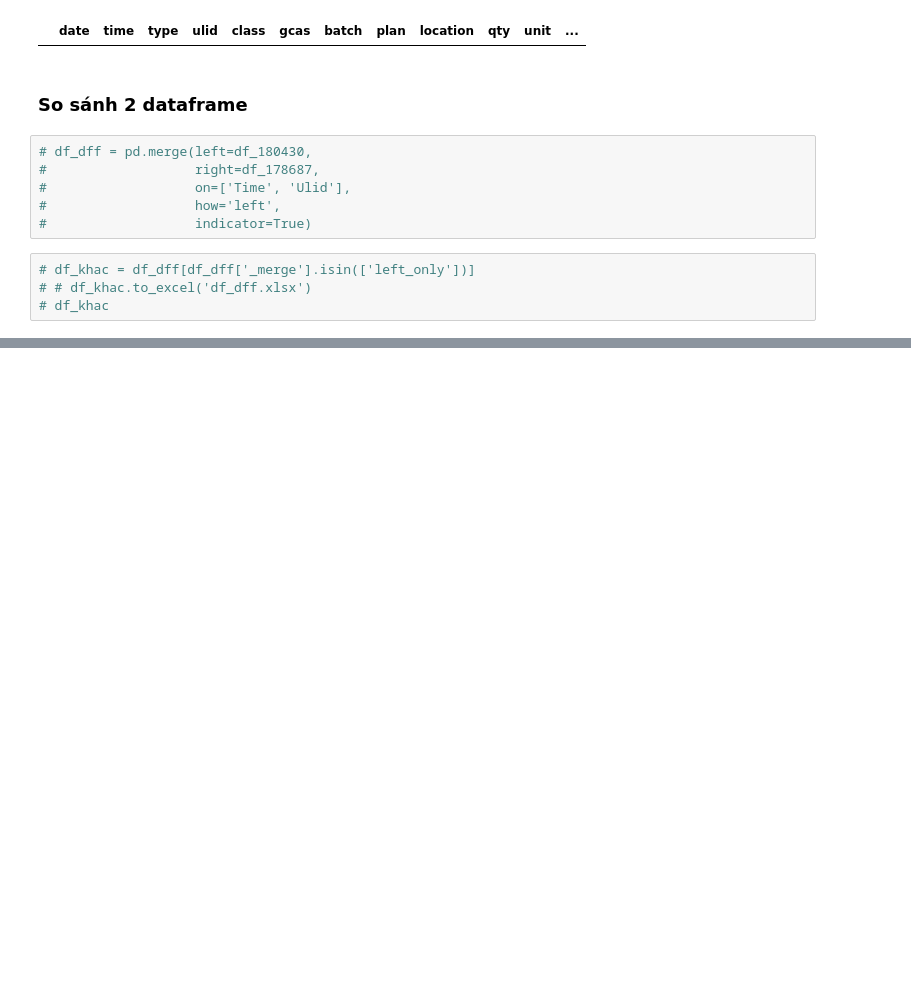
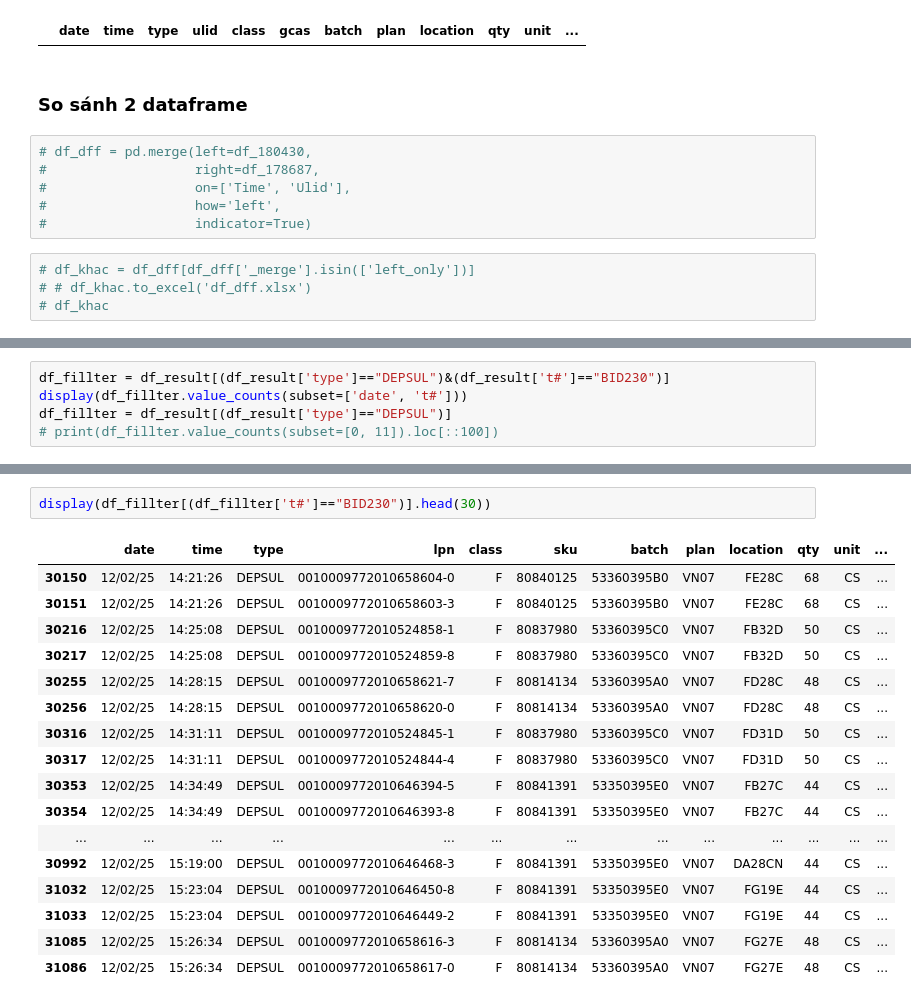
Before and after one commit to biennn86/streamlit_v2, a Jupyter notebook: _linhtinh/np/get_trans_pattern_new.ipynb, the cells around one changed output, grey strips where cells are left out. Drawn from its saved outputs; the diff is of its cells as text; blank space fills up the shorter version.

```diff
--- a/_linhtinh/np/get_trans_pattern_new.ipynb
+++ b/_linhtinh/np/get_trans_pattern_new.ipynb
@@ -151,0 +652,5 @@ df_178687[df_178687['ulid'] == '0010009772008759523-9']
+# %%
+df_fillter = df_result[(df_result['type']=="DEPSUL")&(df_result['t#']=="BID230")]
+display(df_fillter.value_counts(subset=['date', 't#']))
+df_fillter = df_result[(df_result['type']=="DEPSUL")]
+# print(df_fillter.value_counts(subset=[0, 11]).loc[::100])
@@ -151,0 +675,20 @@ df_178687[df_178687['ulid'] == '0010009772008759523-9']
+# %%
+display(df_fillter[(df_fillter['t#']=="BID230")].head(30))
+# %% [output]
+|  | date | time | type | lpn | class | sku | batch | plan | location | qty | unit | ... |
+| 30150 | 12/02/25 | 14:21:26 | DEPSUL | 0010009772010658604-0 | F | 80840125 | 53360395B0 | VN07 | FE28C | 68 | CS | ... |
+| 30151 | 12/02/25 | 14:21:26 | DEPSUL | 0010009772010658603-3 | F | 80840125 | 53360395B0 | VN07 | FE28C | 68 | CS | ... |
+| 30216 | 12/02/25 | 14:25:08 | DEPSUL | 0010009772010524858-1 | F | 80837980 | 53360395C0 | VN07 | FB32D | 50 | CS | ... |
+| 30217 | 12/02/25 | 14:25:08 | DEPSUL | 0010009772010524859-8 | F | 80837980 | 53360395C0 | VN07 | FB32D | 50 | CS | ... |
+| 30255 | 12/02/25 | 14:28:15 | DEPSUL | 0010009772010658621-7 | F | 80814134 | 53360395A0 | VN07 | FD28C | 48 | CS | ... |
+| 30256 | 12/02/25 | 14:28:15 | DEPSUL | 0010009772010658620-0 | F | 80814134 | 53360395A0 | VN07 | FD28C | 48 | CS | ... |
+| 30316 | 12/02/25 | 14:31:11 | DEPSUL | 0010009772010524845-1 | F | 80837980 | 53360395C0 | VN07 | FD31D | 50 | CS | ... |
+| 30317 | 12/02/25 | 14:31:11 | DEPSUL | 0010009772010524844-4 | F | 80837980 | 53360395C0 | VN07 | FD31D | 50 | CS | ... |
+| 30353 | 12/02/25 | 14:34:49 | DEPSUL | 0010009772010646394-5 | F | 80841391 | 53350395E0 | VN07 | FB27C | 44 | CS | ... |
+| 30354 | 12/02/25 | 14:34:49 | DEPSUL | 0010009772010646393-8 | F | 80841391 | 53350395E0 | VN07 | FB27C | 44 | CS | ... |
+| ... | ... | ... | ... | ... | ... | ... | ... | ... | ... | ... | ... | ... |
+| 30992 | 12/02/25 | 15:19:00 | DEPSUL | 0010009772010646468-3 | F | 80841391 | 53350395E0 | VN07 | DA28CN | 44 | CS | ... |
+| 31032 | 12/02/25 | 15:23:04 | DEPSUL | 0010009772010646450-8 | F | 80841391 | 53350395E0 | VN07 | FG19E | 44 | CS | ... |
+| 31033 | 12/02/25 | 15:23:04 | DEPSUL | 0010009772010646449-2 | F | 80841391 | 53350395E0 | VN07 | FG19E | 44 | CS | ... |
+| 31085 | 12/02/25 | 15:26:34 | DEPSUL | 0010009772010658616-3 | F | 80814134 | 53360395A0 | VN07 | FG27E | 48 | CS | ... |
+| 31086 | 12/02/25 | 15:26:34 | DEPSUL | 0010009772010658617-0 | F | 80814134 | 53360395A0 | VN07 | FG27E | 48 | CS | ... |
```
Also changed, not shown: parts of 30 cells of this notebook, 4 other files.
